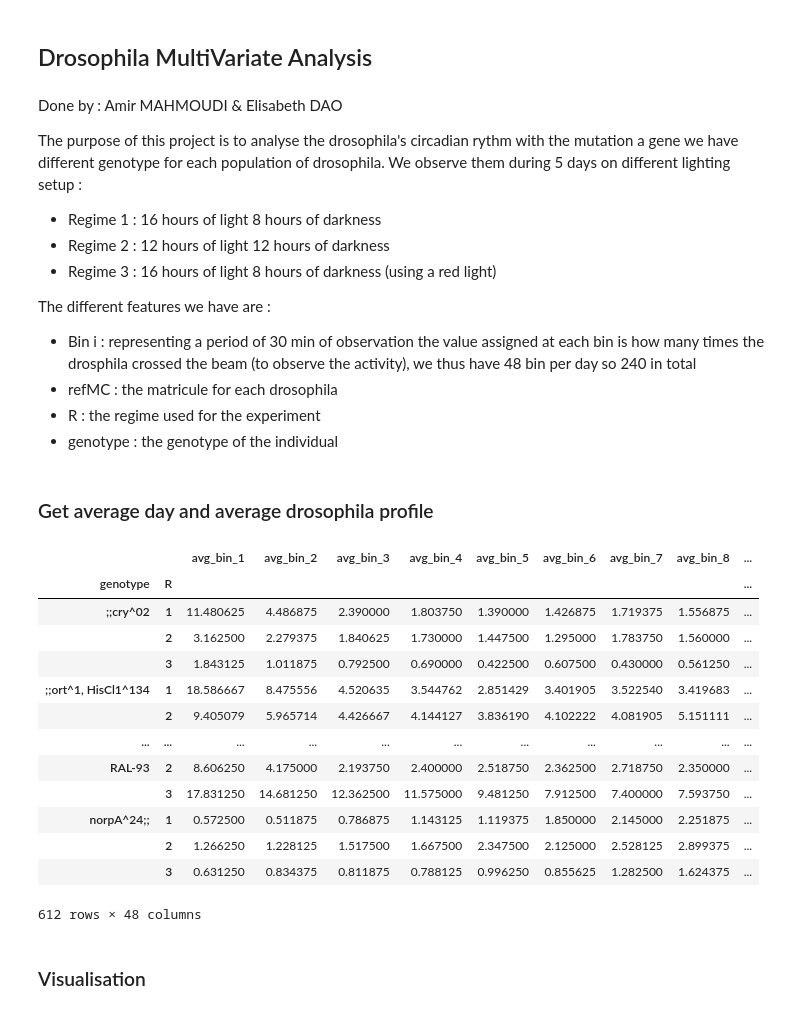
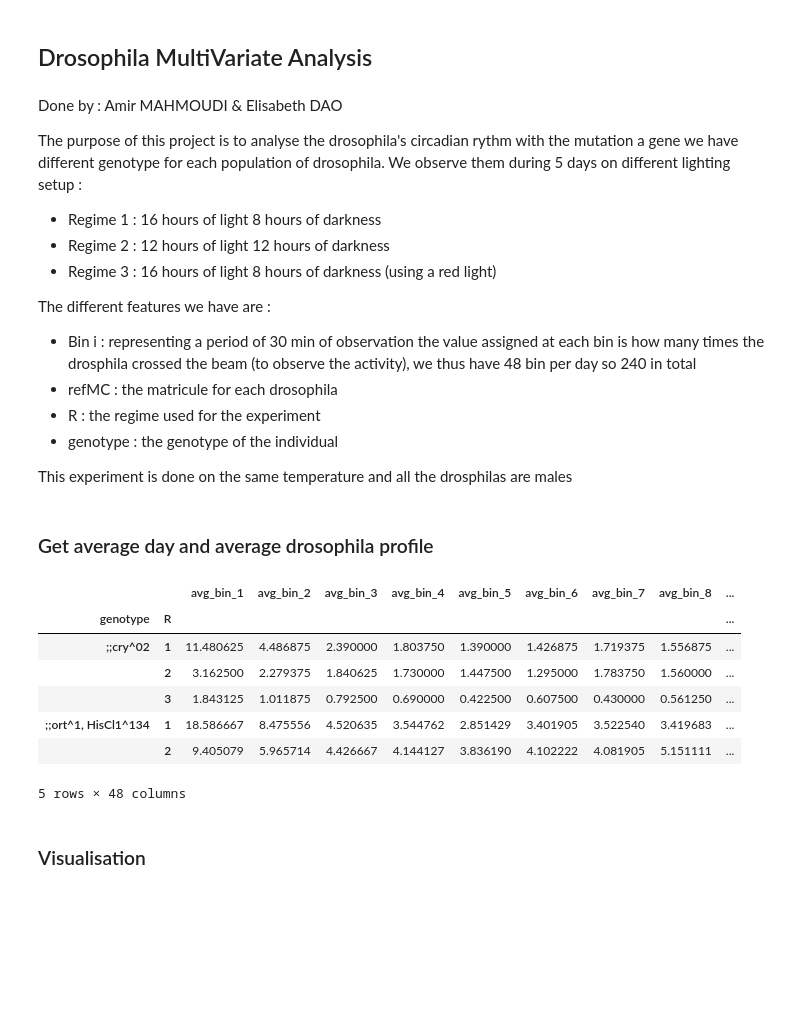
Before and after one commit to amirmahmoudi1967/Drosophila-Genetic-Analysis, a Jupyter notebook: Main.ipynb, the cells around one changed output. Drawn from its saved outputs; the diff is of its cells as text; code cells hidden in the pictures; blank space fills up the shorter version.

```diff
--- a/Main.ipynb
+++ b/Main.ipynb
@@ -13,6 +13,8 @@ The different features we have are :
 - refMC : the matricule for each drosophila
 - R : the regime used for the experiment
 - genotype : the genotype of the individual
+
+This experiment is done on the same temperature and all the drosphilas are males
 # %%
 #Lib import
 import pandas as pd
@@ -35,22 +37,16 @@ avg_df=df.drop(df.columns[:240],axis=1)
 # %%
 df_genotype = avg_df.drop(['date','refMC'],axis=1)
 df_genotype = df_genotype.groupby(['genotype','R']).mean()
-df_genotype
+df_genotype.head(5)
 # %% [output]
 |  |  | avg_bin_1 | avg_bin_2 | avg_bin_3 | avg_bin_4 | avg_bin_5 | avg_bin_6 | avg_bin_7 | avg_bin_8 | ... |
 | genotype | R |  |  |  |  |  |  |  |  | ... |
 | ;;cry^02 | 1 | 11.480625 | 4.486875 | 2.390000 | 1.803750 | 1.390000 | 1.426875 | 1.719375 | 1.556875 | ... |
 |  | 2 | 3.162500 | 2.279375 | 1.840625 | 1.730000 | 1.447500 | 1.295000 | 1.783750 | 1.560000 | ... |
 |  | 3 | 1.843125 | 1.011875 | 0.792500 | 0.690000 | 0.422500 | 0.607500 | 0.430000 | 0.561250 | ... |
 | ;;ort^1, HisCl1^134 | 1 | 18.586667 | 8.475556 | 4.520635 | 3.544762 | 2.851429 | 3.401905 | 3.522540 | 3.419683 | ... |
 |  | 2 | 9.405079 | 5.965714 | 4.426667 | 4.144127 | 3.836190 | 4.102222 | 4.081905 | 5.151111 | ... |
-| ... | ... | ... | ... | ... | ... | ... | ... | ... | ... | ... |
-| RAL-93 | 2 | 8.606250 | 4.175000 | 2.193750 | 2.400000 | 2.518750 | 2.362500 | 2.718750 | 2.350000 | ... |
-|  | 3 | 17.831250 | 14.681250 | 12.362500 | 11.575000 | 9.481250 | 7.912500 | 7.400000 | 7.593750 | ... |
-| norpA^24;; | 1 | 0.572500 | 0.511875 | 0.786875 | 1.143125 | 1.119375 | 1.850000 | 2.145000 | 2.251875 | ... |
-|  | 2 | 1.266250 | 1.228125 | 1.517500 | 1.667500 | 2.347500 | 2.125000 | 2.528125 | 2.899375 | ... |
-|  | 3 | 0.631250 | 0.834375 | 0.811875 | 0.788125 | 0.996250 | 0.855625 | 1.282500 | 1.624375 | ... |
-612 rows × 48 columns
+5 rows × 48 columns
 # %% [markdown]
 ### Visualisation
 # %%
```
Also changed, not shown: parts of 14 cells of this notebook, 1 other file.
